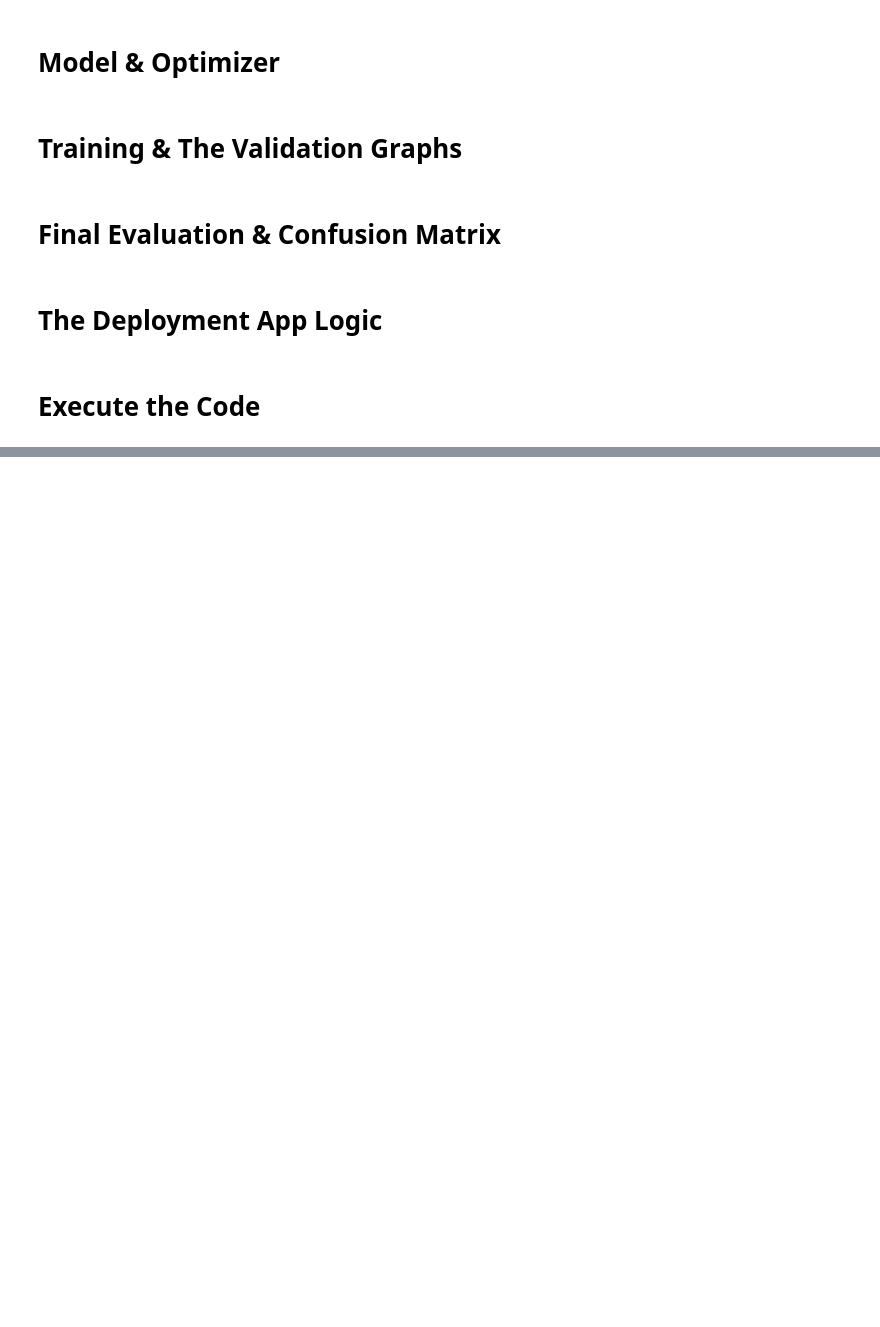
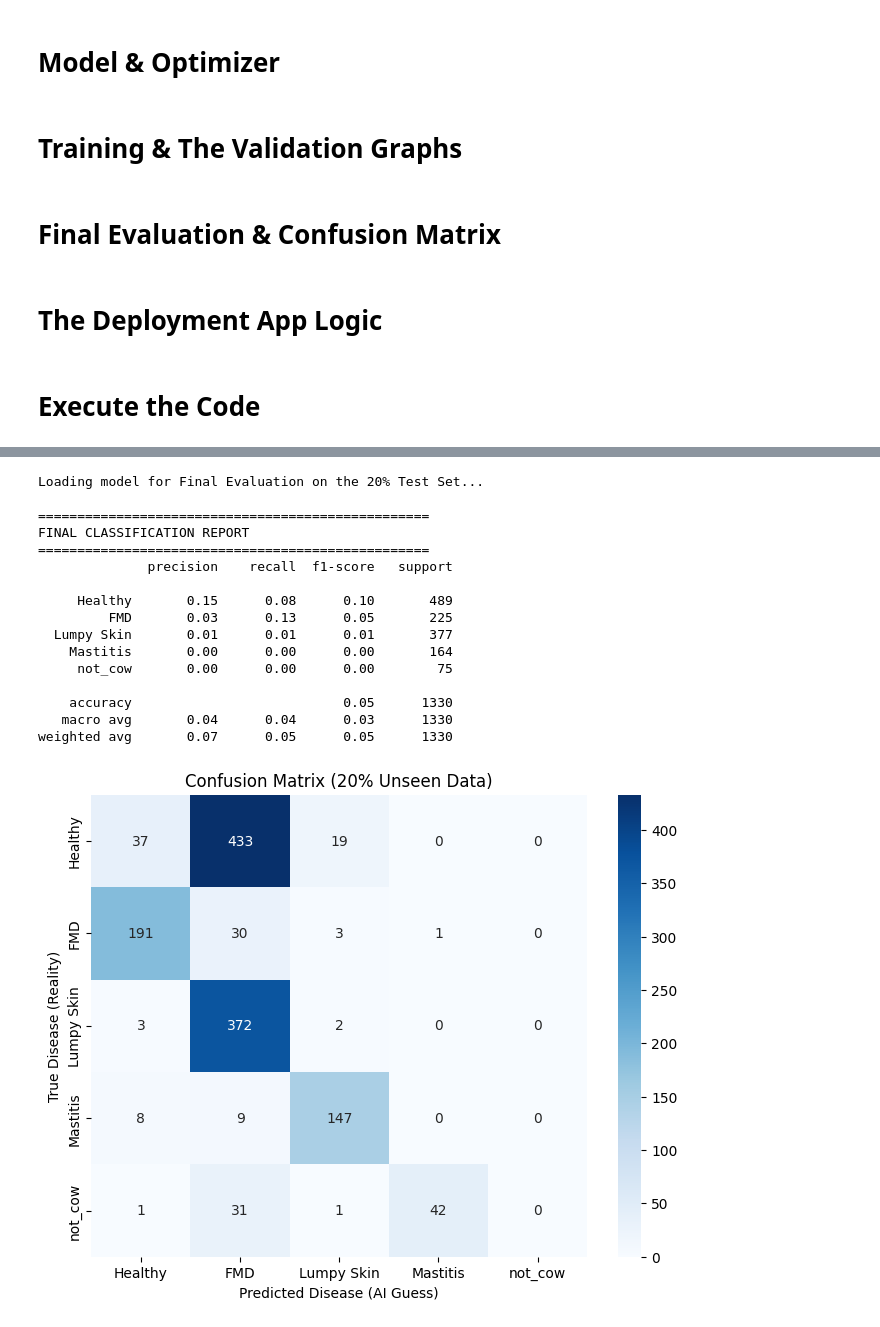
Before and after one commit to MehboobAli-Portfolio/AI_Dairy_Lens, a Jupyter notebook: Untitled.ipynb, the cells around one changed output, grey strips where cells are left out. Cells and saved outputs as stored; diff of their text form; code cells hidden in the pictures; blank space fills up the shorter version.

```diff
--- a/Untitled.ipynb
+++ b/Untitled.ipynb
@@ -410,0 +420,21 @@ weighted avg       0.91      0.91      0.91      1270
+# %%
+# STEP 2: Generate the Final Teacher Report and Confusion Matrix
+generate_final_report(root_directory, model_path='model.pth')
+# %% [output]
+Loading model for Final Evaluation on the 20% Test Set...
+
+==================================================
+FINAL CLASSIFICATION REPORT
+==================================================
+              precision    recall  f1-score   support
+
+     Healthy       0.15      0.08      0.10       489
+         FMD       0.03      0.13      0.05       225
+  Lumpy Skin       0.01      0.01      0.01       377
+    Mastitis       0.00      0.00      0.00       164
+     not_cow       0.00      0.00      0.00        75
+
+    accuracy                           0.05      1330
+   macro avg       0.04      0.04      0.03      1330
+weighted avg       0.07      0.05      0.05      1330
+[figure, added]
```
Also changed, not shown: parts of 9 cells of this notebook.
